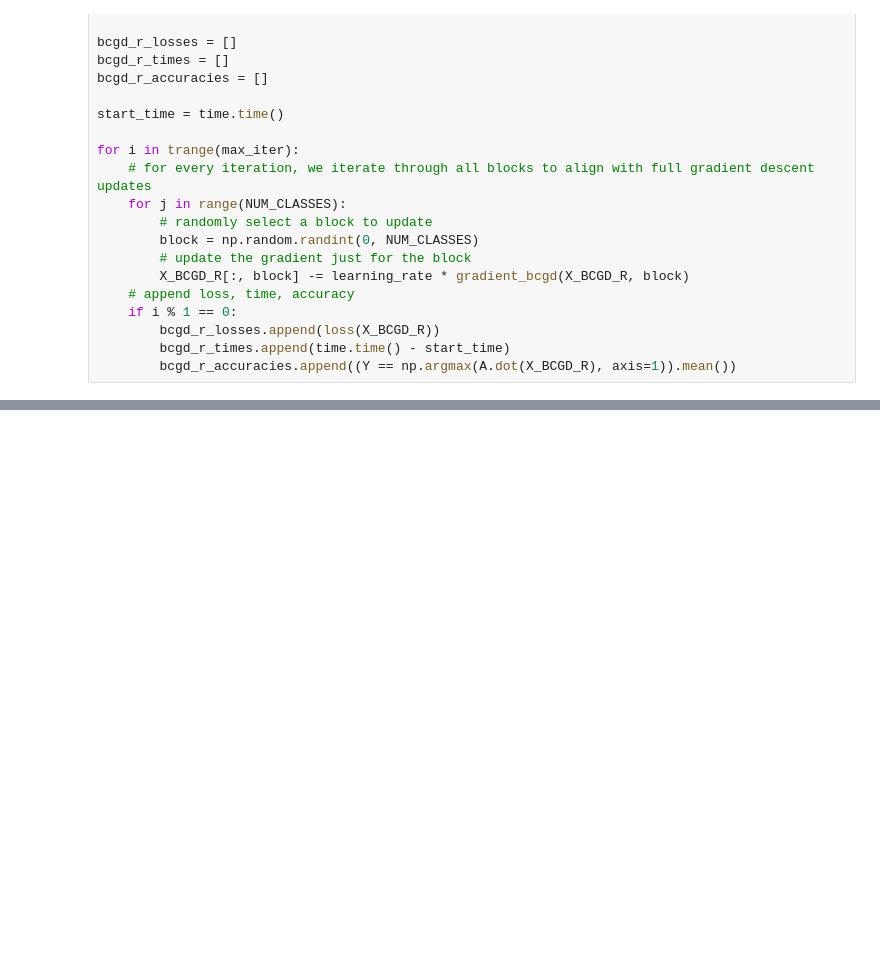
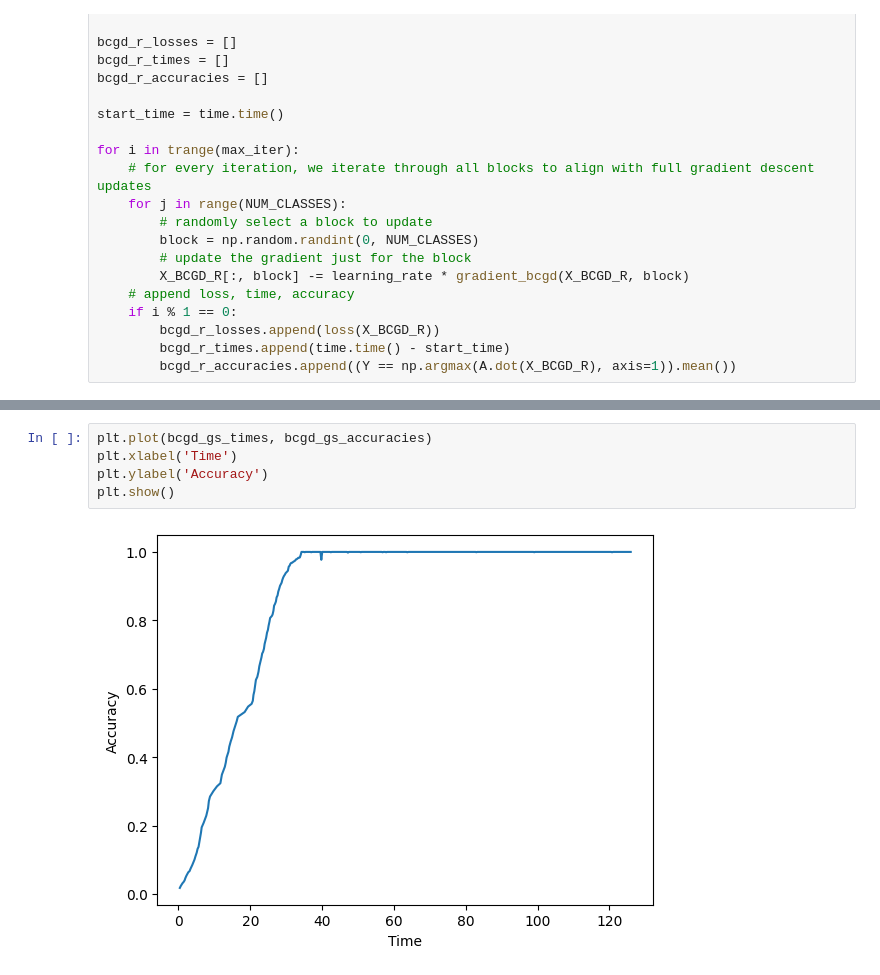
Before and after one commit to sofiapopetrogu/Optimization-Second-Homework, a Jupyter notebook: opt.ipynb, the cells around one changed output, grey strips where cells are left out. Cells and saved outputs as stored; diff of their text form; blank space fills up the shorter version.

```diff
--- a/opt.ipynb
+++ b/opt.ipynb
@@ -196,0 +191,7 @@ plt.show()
+# %%
+plt.plot(bcgd_gs_times, bcgd_gs_accuracies)
+plt.xlabel('Time')
+plt.ylabel('Accuracy')
+plt.show()
+# %% [output]
+[figure, added]
```
Also changed, not shown: parts of 9 cells of this notebook.
